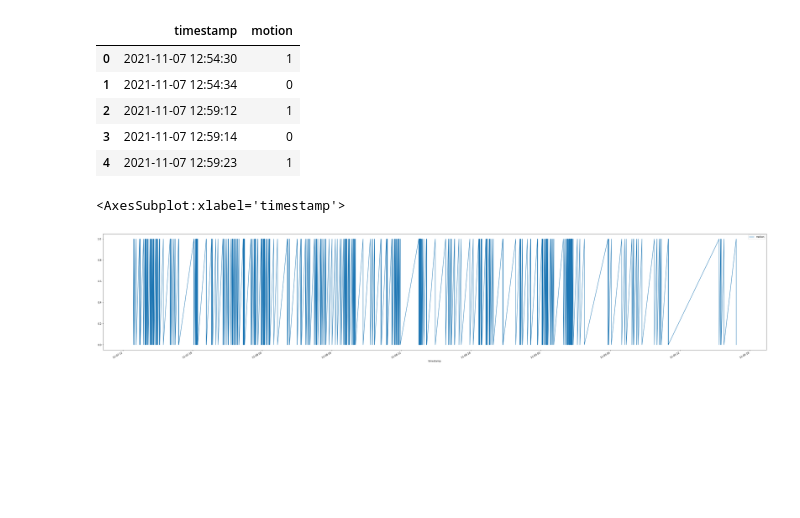
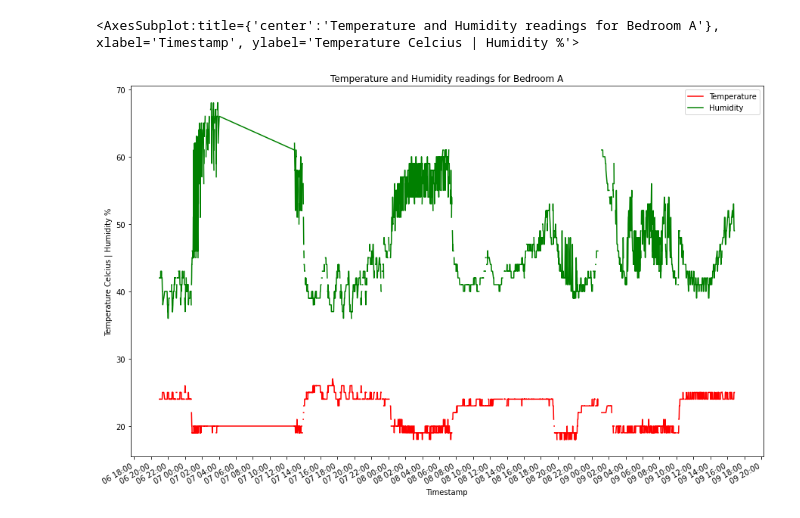
Before and after one commit to salirezav/HomeSense, a Jupyter notebook: representation.ipynb, the cells around one changed output. Saved outputs shown, nothing was run; the diff lists cells and outputs as text; code cells hidden in the pictures; blank space fills up the shorter version.

```diff
--- a/representation.ipynb
+++ b/representation.ipynb
@@ -4,17 +8,20 @@ import matplotlib.pyplot as plt
-# %%
-sensor_data = pd.read_csv("DEVICE A - Bedroom A - Motion.csv",parse_dates=["timestamp"])
-sensor_data.head()
-# %% [output]
-|  | timestamp | motion |
-| 0 | 2021-11-07 12:54:30 | 1 |
-| 1 | 2021-11-07 12:54:34 | 0 |
-| 2 | 2021-11-07 12:59:12 | 1 |
-| 3 | 2021-11-07 12:59:14 | 0 |
-| 4 | 2021-11-07 12:59:23 | 1 |
-# %%
-# fig, axs = plt.subplots(figsize=(12, 4))
-
-sensor_data.plot(x="timestamp",y="motion",figsize=(50,10))
-# %% [output]
-<AxesSubplot:xlabel='timestamp'>
-[figure, removed]
+# %%
+roomA = pd.read_csv("DEVICE A - Bedroom A.csv",parse_dates=["Timestamp"])
+roomB = pd.read_csv("DEVICE B - Bedroom B.csv",parse_dates=["Timestamp"])
+livingRoom = pd.read_csv("DEVICE C - Living Room.csv",parse_dates=["Timestamp"])
+
+# ts["hour"] = pd.to_datetime(ts["timestamp"]).dt.hour
+# ts.head()
+# %%
+fig , axs = plt.subplots(1,figsize=(15,10))
+axs.set(xlabel="Time of day",
+        ylabel="Temperature Celcius | Humidity %",
+        title="Temperature and Humidity readings for Bedroom A")
+date_form = DateFormatter("%d %H:%M")
+
+axs.xaxis.set_major_formatter(date_form)
+axs.xaxis.set_major_locator(mdates.HourLocator(interval=2))
+roomA.plot(x="Timestamp",y=["Temperature","Humidity"],color=["red","green"],ax=axs)
+# %% [output]
+<AxesSubplot:title={'center':'Temperature and Humidity readings for Bedroom A'}, xlabel='Timestamp', ylabel='Temperature Celcius | Humidity %'>
+[figure, added]
```
Also changed, not shown: parts of 8 cells of this notebook, 13 other files.
